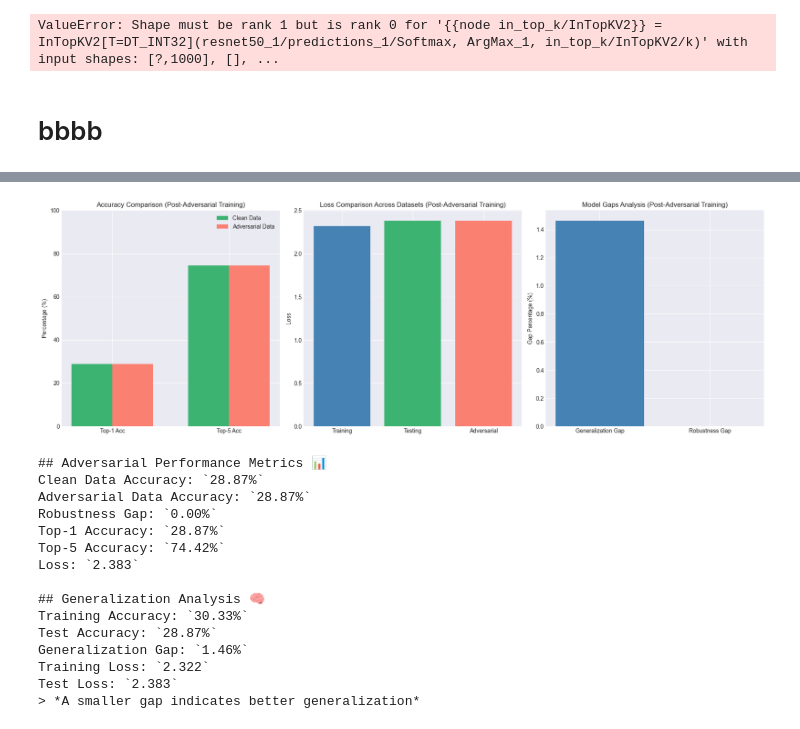
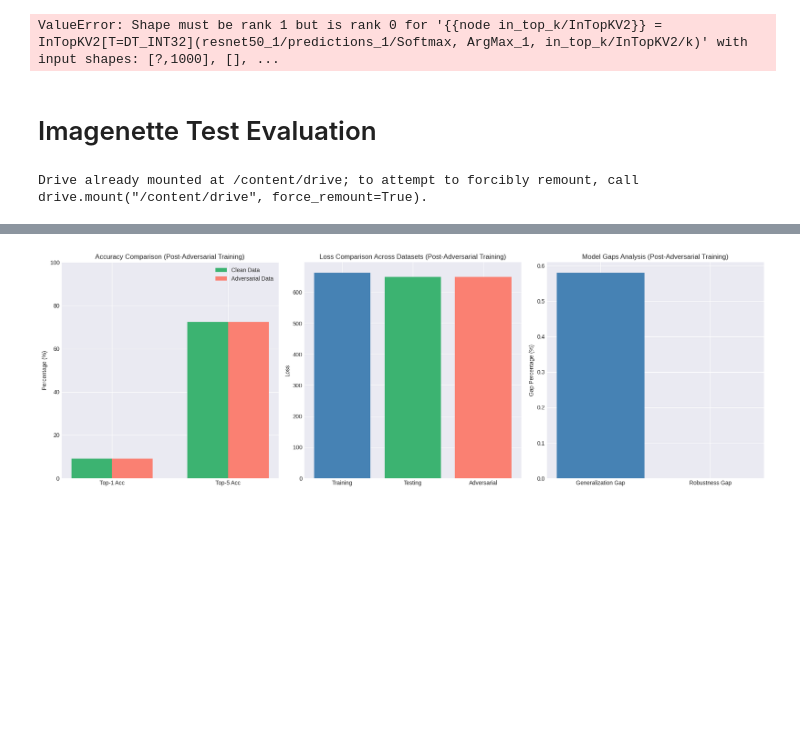
Before and after one commit to Birkbeck/msc-project-source-code-files-24-25-Stanley-Okwii, a Jupyter notebook: src/adversarial_data_generation.ipynb, the cells around one changed output, grey strips where cells are left out. Cells and saved outputs as stored; diff of their text form; code cells hidden in the pictures; blank space fills up the shorter version.

Commit message:
Test a smaller dataset on google colab

```diff
--- a/src/adversarial_data_generation.ipynb
+++ b/src/adversarial_data_generation.ipynb
@@ -53,12 +58,12 @@ dataset, info = tfds.load(
     'imagenette',
     shuffle_files=False,
     with_info=True,
-    data_dir='../datasets'
+    data_dir=dataset_dir
 )
 
 # Dataset stats
-print(f'Train image count: {info.splits['train'].num_examples}')
-print(f'Test image count: {info.splits['validation'].num_examples}')
+print(f"Train image count: {info.splits['train'].num_examples}")
+print(f"Test image count: {info.splits['validation'].num_examples}")
 
 # Preprocess data
 train_dataset = dataset['train'].map(prepare_input_data, num_parallel_calls=AUTOTUNE).batch(BATCH_SIZE).prefetch(AUTOTUNE)
@@ -471,4 +465,4 @@ print("> *Smaller gaps between clean and adversarial metrics indicate better rob
 Computing comprehensive metrics...
 ValueError: Shape must be rank 1 but is rank 0 for '{{node in_top_k/InTopKV2}} = InTopKV2[T=DT_INT32](resnet50_1/predictions_1/Softmax, ArgMax_1, in_top_k/InTopKV2/k)' with input shapes: [?,1000], [], ...
 # %% [markdown]
-# bbbb
+# Imagenette Test Evaluation
@@ -475,3 +471,19 @@ ValueError: Shape must be rank 1 but is rank 0 for '{{node in_top_k/InTopKV2}} =
+# %%
+import sys
+import tensorflow as tf
+dataset_dir = "../datasets"
+
+if 'google.colab' in sys.modules:
+    from google.colab import drive
+
+    drive.mount('/content/drive')
+    dataset_dir = "/content/drive/Othercomputers/Big Mac/datasets"
+    BATCH_SIZE = 500
+
+    # Ensure the directory exists
+    tf.io.gfile.makedirs(dataset_dir)
+# %% [output]
+Drive already mounted at /content/drive; to attempt to forcibly remount, call drive.mount("/content/drive", force_remount=True).
 # %%
 import os
 # 0 = all logs, 1 = filter INFO, 2 = filter INFO & WARNING, 3 = filter INFO, WARNING & ERROR
@@ -500,7 +512,7 @@ import seaborn as sns
 
 # Constants
 IMG_SIZE = 224
-BATCH_SIZE = 200
+BATCH_SIZE = 500
 AUTOTUNE = tf.data.AUTOTUNE
 EPOCHS = 5 # Changed to a lower number for demonstration if retraining is needed
 tf.random.set_seed(5)
@@ -511,10 +523,10 @@ print("Available GPUs:", physical_gpus)
 try:
     tf.keras.mixed_precision.set_global_policy('float32') # Ensured float32 policy as per the original notebook
     if physical_gpus: # Check if GPUs are available before setting virtual device
-        tf.config.experimental.set_virtual_device_configuration(
-            physical_gpus[0],
-            [tf.config.experimental.VirtualDeviceConfiguration(memory_limit=56320)]  # Limit RAM to 55GB to avoid starving PC
-        )
+        # tf.config.experimental.set_virtual_device_configuration(
+        #     physical_gpus[0],
+        #     [tf.config.experimental.VirtualDeviceConfiguration(memory_limit=56320)]  # Limit RAM to 55GB to avoid starving PC
+        # )
         print("Using GPU with 55GB of memory")
 except Exception as e:
     print(e)
@@ -531,14 +543,9 @@ dataset, info = tfds.load(
     'imagenette',
     shuffle_files=False,
     with_info=True,
-    data_dir='../datasets'
+    data_dir=dataset_dir,
 )
-# dataset, info = tfds.load(
-#     'imagenet2012',
-#     shuffle_files=False,
-#     with_info=True,
-#     data_dir='../datasets'
-# )
+
 
 print(f'Train image count: {info.splits["train"].num_examples}')
 print(f'Test image count: {info.splits["validation"].num_examples}')
@@ -555,15 +562,6 @@ base_model = ResNet50(
     classes=10,
     classifier_activation='softmax'
 )
-
-# base_model = ResNet50(
-#     include_top=True,
-#     weights='imagenet',
-#     input_shape=(IMG_SIZE, IMG_SIZE, 3),
-#     pooling=None,
-#     classes=1000,
-#     classifier_activation='softmax'
-# )
 
 # Functions for adversarial data generation and loading
 def _bytes_feature(value):
@@ -635,11 +633,8 @@ def _parse_function(proto):
     return image_f32, label
 
 # Create adversarial dataset (uncomment to run generation)
-EPSILON = 0.03
-PGD_STEPS = 2
-PGD_STEP_SIZE = 0.007
-adversarial_test_file = '../datasets/adversaries/small_test_dataset.tfrec'
-adversarial_train_file = '../datasets/adversaries/small_train_dataset.tfrec'
+adversarial_test_file = f"{dataset_dir}/adversaries/small_test_dataset.tfrec"
+adversarial_train_file = f"{dataset_dir}/adversaries/small_train_dataset.tfrec"
 
 loaded_test_dataset = tf.data.TFRecordDataset(adversarial_test_file, compression_type='GZIP')
 parsed_test_dataset = loaded_test_dataset.map(_parse_function).batch(BATCH_SIZE).prefetch(tf.data.AUTOTUNE)
@@ -811,16 +817 @@ Epoch 3/4
-[figure, old version]
+[figure, new version]
-## Adversarial Performance Metrics 📊
-Clean Data Accuracy: `28.87%`
-Adversarial Data Accuracy: `28.87%`
-Robustness Gap: `0.00%`
-Top-1 Accuracy: `28.87%`
-Top-5 Accuracy: `74.42%`
-Loss: `2.383`
-
-## Generalization Analysis 🧠
-Training Accuracy: `30.33%`
-Test Accuracy: `28.87%`
-Generalization Gap: `1.46%`
-Training Loss: `2.322`
-Test Loss: `2.383`
-> *A smaller gap indicates better generalization*
```
Also changed, not shown: parts of 7 cells of this notebook.
